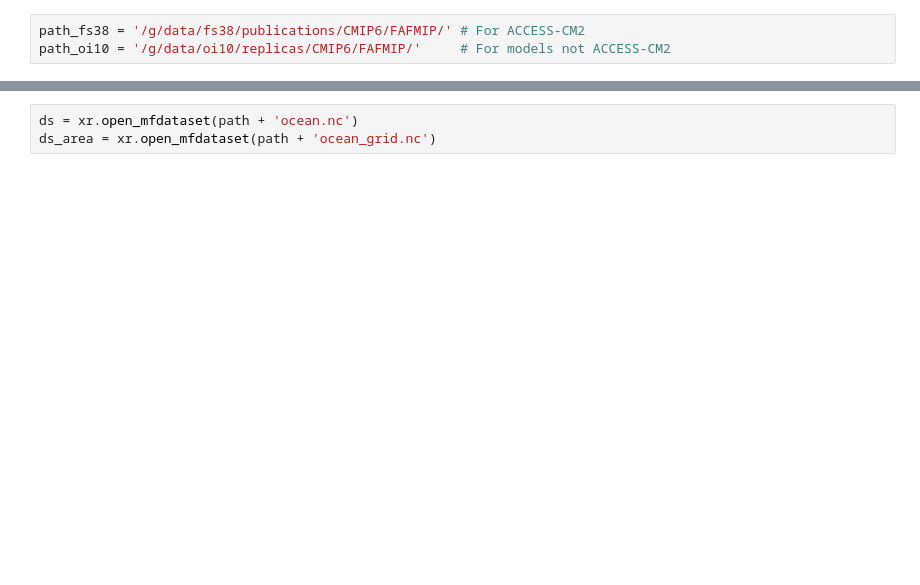
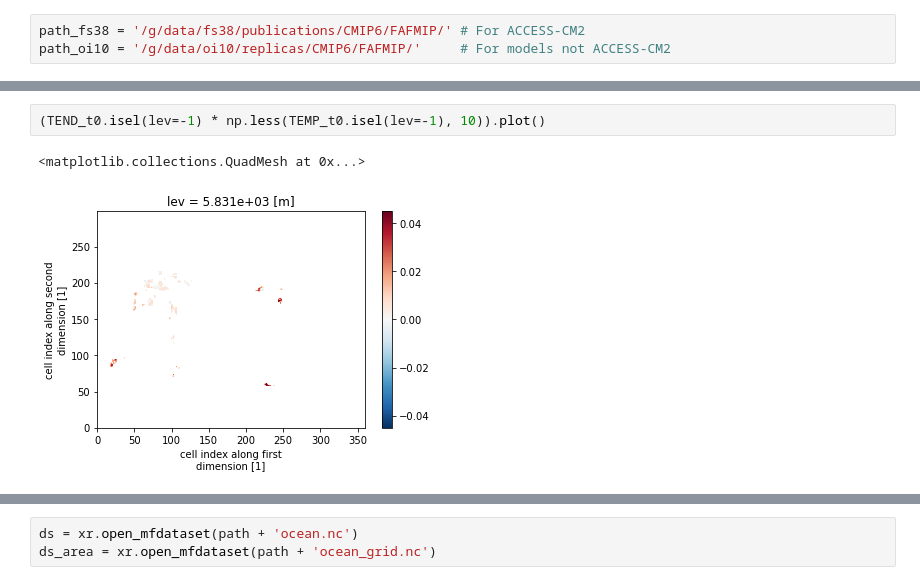
Before and after one commit to mpudig/AABW_HeatUptakePotential, a Jupyter notebook: FAFMIP_models.ipynb, the cells around one changed output, grey strips where cells are left out. Drawn from its saved outputs; the diff is of its cells as text; blank space fills up the shorter version.

```diff
--- a/FAFMIP_models.ipynb
+++ b/FAFMIP_models.ipynb
@@ -144,0 +295,5 @@ opottemppsmadvect term for CAS-ESM2-0 not found
+# %%
+(TEND_t0.isel(lev=-1) * np.less(TEMP_t0.isel(lev=-1), 10)).plot()
+# %% [output]
+<matplotlib.collections.QuadMesh at 0x...>
+[figure, added]
```
Also changed, not shown: parts of 25 cells of this notebook, 2 other files.
